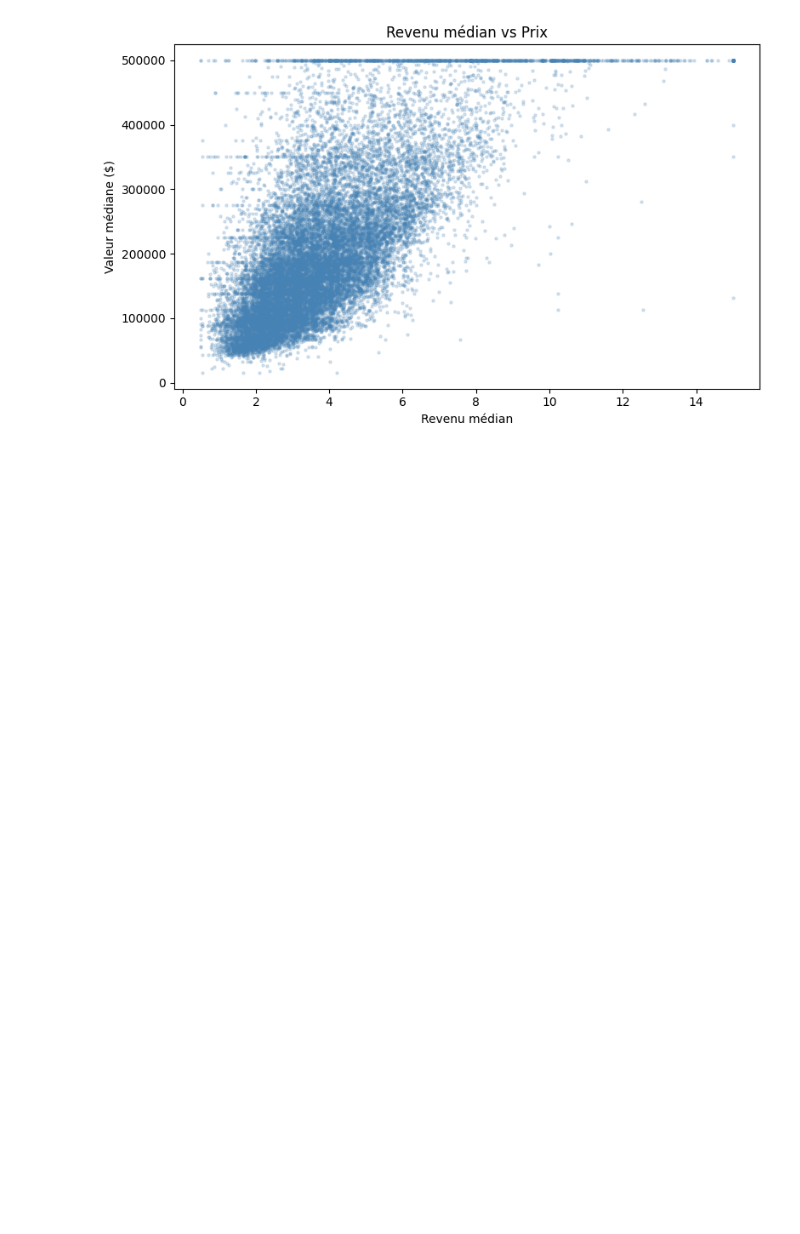
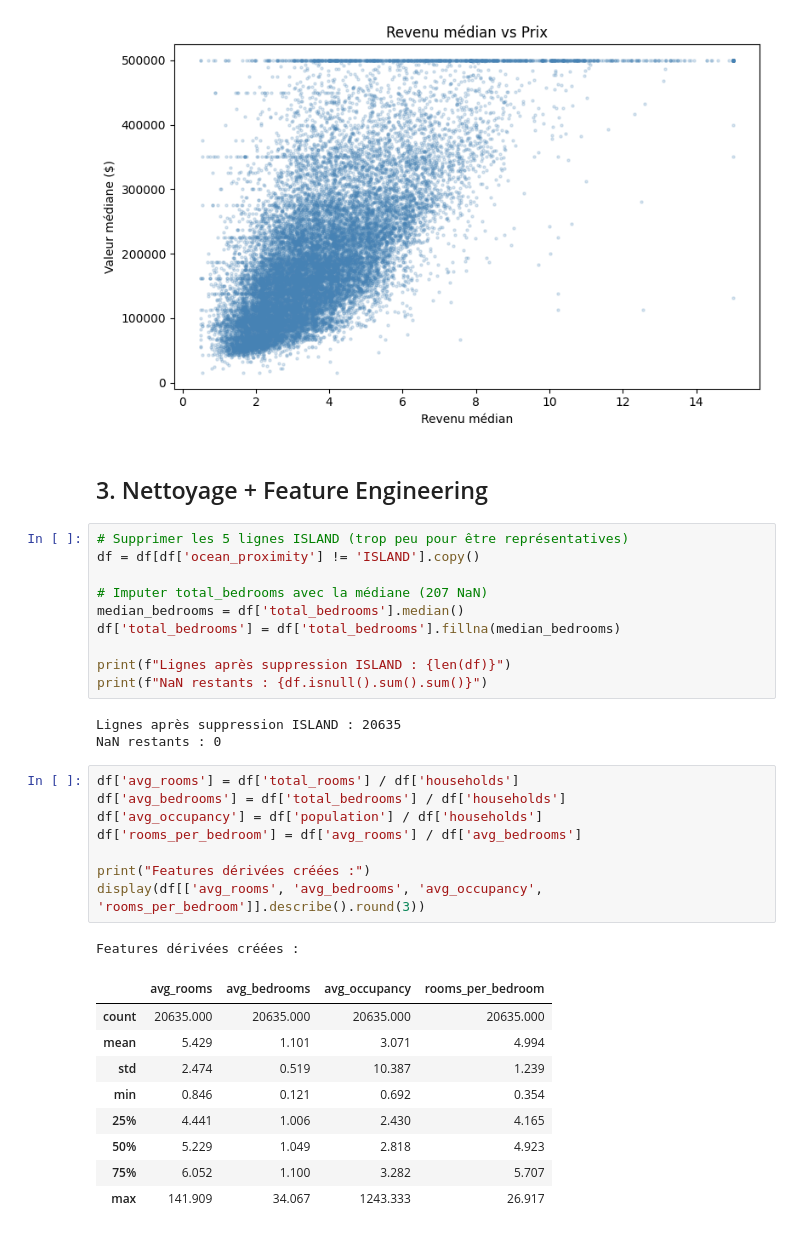
Before and after one commit to Marlin241/predict_price_house, a Jupyter notebook: notebook.ipynb, the cells around one changed output. Cells and saved outputs as stored; diff of their text form; blank space fills up the shorter version.

Commit message:
feat: notebook section 3 - cleaning and feature engineering

```diff
--- a/notebook.ipynb
+++ b/notebook.ipynb
@@ -95,3 +95,37 @@ plt.tight_layout()
 plt.show()
 # %% [output]
 [figure]
+# %% [markdown]
+## 3. Nettoyage + Feature Engineering
+# %%
+# Supprimer les 5 lignes ISLAND (trop peu pour être représentatives)
+df = df[df['ocean_proximity'] != 'ISLAND'].copy()
+
+# Imputer total_bedrooms avec la médiane (207 NaN)
+median_bedrooms = df['total_bedrooms'].median()
+df['total_bedrooms'] = df['total_bedrooms'].fillna(median_bedrooms)
+
+print(f"Lignes après suppression ISLAND : {len(df)}")
+print(f"NaN restants : {df.isnull().sum().sum()}")
+# %% [output]
+Lignes après suppression ISLAND : 20635
+NaN restants : 0
+# %%
+df['avg_rooms'] = df['total_rooms'] / df['households']
+df['avg_bedrooms'] = df['total_bedrooms'] / df['households']
+df['avg_occupancy'] = df['population'] / df['households']
+df['rooms_per_bedroom'] = df['avg_rooms'] / df['avg_bedrooms']
+
+print("Features dérivées créées :")
+display(df[['avg_rooms', 'avg_bedrooms', 'avg_occupancy', 'rooms_per_bedroom']].describe().round(3))
+# %% [output]
+Features dérivées créées :
+|  | avg_rooms | avg_bedrooms | avg_occupancy | rooms_per_bedroom |
+| count | 20635.000 | 20635.000 | 20635.000 | 20635.000 |
+| mean | 5.429 | 1.101 | 3.071 | 4.994 |
+| std | 2.474 | 0.519 | 10.387 | 1.239 |
+| min | 0.846 | 0.121 | 0.692 | 0.354 |
+| 25% | 4.441 | 1.006 | 2.430 | 4.165 |
+| 50% | 5.229 | 1.049 | 2.818 | 4.923 |
+| 75% | 6.052 | 1.100 | 3.282 | 5.707 |
+| max | 141.909 | 34.067 | 1243.333 | 26.917 |
```
Also changed, not shown: parts of 2 cells of this notebook.
